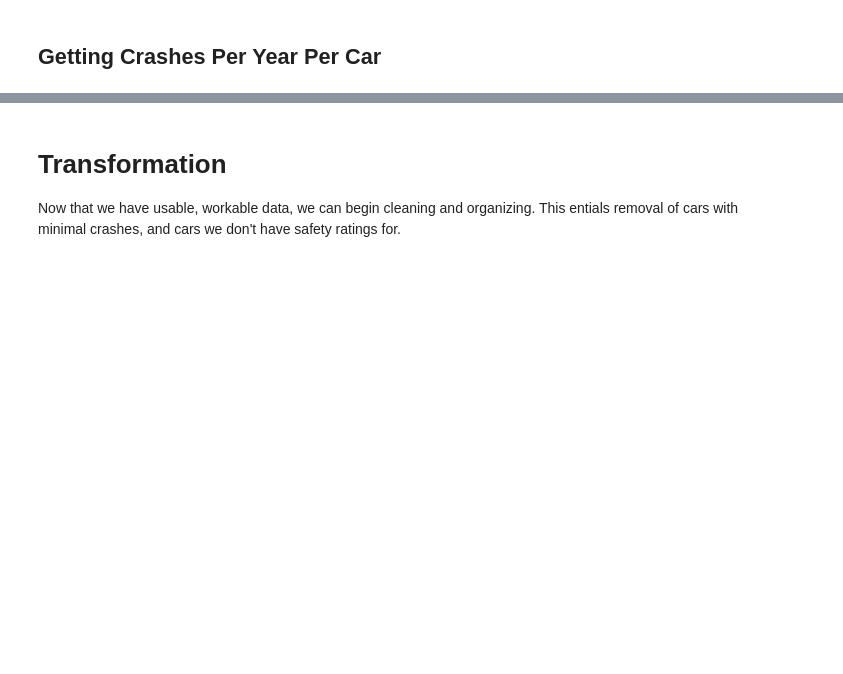
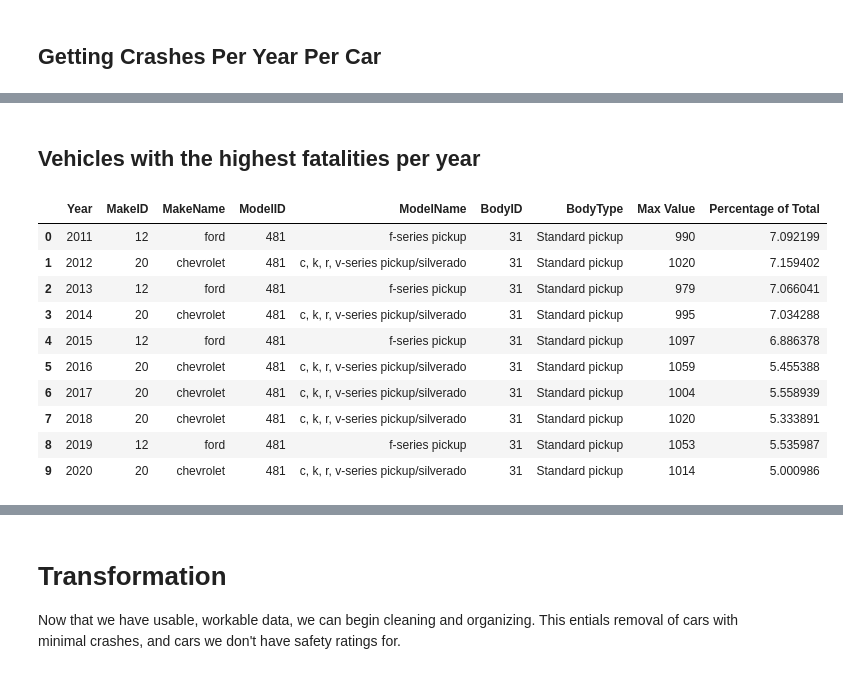
Before and after one commit to ConnorCritchley/GC-Final-Project, a Jupyter notebook: FinalNotebook.ipynb, the cells around one changed output, grey strips where cells are left out. Cells and saved outputs as stored; diff of their text form; code cells hidden in the pictures; blank space fills up the shorter version.

```diff
--- a/FinalNotebook.ipynb
+++ b/FinalNotebook.ipynb
@@ -341,0 +356,3 @@ df.head()
+# %%
+# Standardize "Jeep" variations to "Jeep"
+fatalities_df["MakeName"] = fatalities_df["MakeName"].str.replace(r"(?i)kaiser-jeep|willys-jeep|jeep.*", "Jeep", regex=True)
@@ -341,0 +439,8 @@ df.head()
+# %%
+# Convert makes and models to lowercase in safety_ratings_df
+safety_ratings_df["MAKE"] = safety_ratings_df["MAKE"].str.lower()
+safety_ratings_df["MODEL"] = safety_ratings_df["MODEL"].str.lower()
+
+# Convert makes and models to lowercase in fatalities_df
+fatalities_df["MakeName"] = fatalities_df["MakeName"].str.lower()
+fatalities_df["ModelName"] = fatalities_df["ModelName"].str.lower()
@@ -341,0 +459,6 @@ df.head()
+# %%
+# Capitalize the first letter of MAKE and MODEL columns
+merged_df["MAKE"] = merged_df["MAKE"].str.capitalize()
+merged_df["MODEL"] = merged_df["MODEL"].str.capitalize()
+pd.set_option("display.max_columns", None)
+merged_df
@@ -341,0 +521,37 @@ df.head()
+# %% [markdown]
+## Vehicles with the highest fatalities per year
+# %%
+max_values = []
+total_fatalities_per_year = fatalities_df[year_columns].sum()  # Compute total fatalities for each year
+
+for year in year_columns:
+    max_index = fatalities_df[year].idxmax()
+    total_fatalities = total_fatalities_per_year[year]
+
+    max_values.append({
+        "Year": year,
+        "MakeID": fatalities_df.loc[max_index, "MakeID"],
+        "MakeName": fatalities_df.loc[max_index, "MakeName"],
+        "ModelID": fatalities_df.loc[max_index, "ModelID"],
+        "ModelName": fatalities_df.loc[max_index, "ModelName"],
+        "BodyID": fatalities_df.loc[max_index, "BodyID"],
+        "BodyType": fatalities_df.loc[max_index, "BodyType"],
+        "Max Value": fatalities_df.loc[max_index, year],
+        "Percentage of Total": (fatalities_df.loc[max_index, year] / total_fatalities) * 100 if total_fatalities > 0 else 0
+    })
+
+# Convert to DataFrame
+max_fatalities_df = pd.DataFrame(max_values)
+max_fatalities_df
+# %% [output]
+|  | Year | MakeID | MakeName | ModelID | ModelName | BodyID | BodyType | Max Value | Percentage of Total |
+| 0 | 2011 | 12 | ford | 481 | f-series pickup | 31 | Standard pickup | 990 | 7.092199 |
+| 1 | 2012 | 20 | chevrolet | 481 | c, k, r, v-series pickup/silverado | 31 | Standard pickup | 1020 | 7.159402 |
+| 2 | 2013 | 12 | ford | 481 | f-series pickup | 31 | Standard pickup | 979 | 7.066041 |
+| 3 | 2014 | 20 | chevrolet | 481 | c, k, r, v-series pickup/silverado | 31 | Standard pickup | 995 | 7.034288 |
+| 4 | 2015 | 12 | ford | 481 | f-series pickup | 31 | Standard pickup | 1097 | 6.886378 |
+| 5 | 2016 | 20 | chevrolet | 481 | c, k, r, v-series pickup/silverado | 31 | Standard pickup | 1059 | 5.455388 |
+| 6 | 2017 | 20 | chevrolet | 481 | c, k, r, v-series pickup/silverado | 31 | Standard pickup | 1004 | 5.558939 |
+| 7 | 2018 | 20 | chevrolet | 481 | c, k, r, v-series pickup/silverado | 31 | Standard pickup | 1020 | 5.333891 |
+| 8 | 2019 | 12 | ford | 481 | f-series pickup | 31 | Standard pickup | 1053 | 5.535987 |
+| 9 | 2020 | 20 | chevrolet | 481 | c, k, r, v-series pickup/silverado | 31 | Standard pickup | 1014 | 5.000986 |
```
Also changed, not shown: parts of 22 cells of this notebook.
